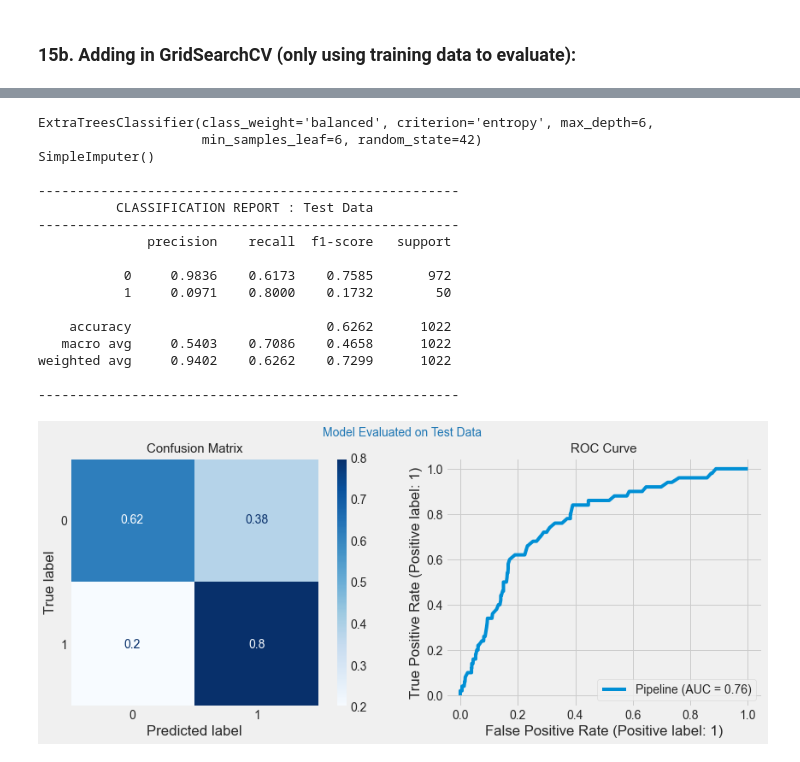
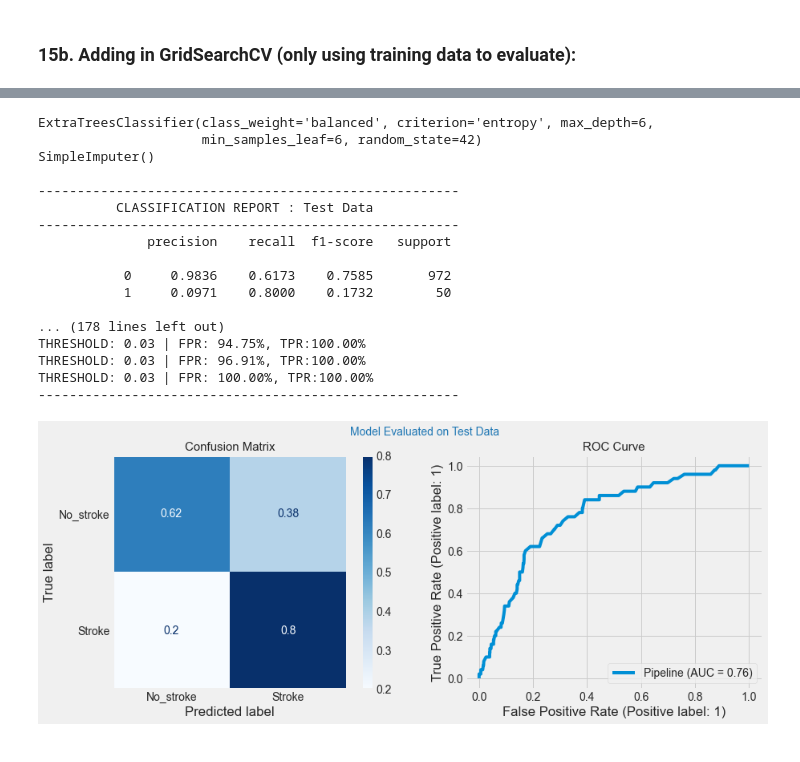
Before and after one commit to AgathaZareth/Stroke_Prediction, a Jupyter notebook: Notebook.ipynb, the cells around one changed output, grey strips where cells are left out. Saved outputs shown, nothing was run; the diff lists cells and outputs as text; code cells hidden in the pictures.

```diff
--- a/Notebook.ipynb
+++ b/Notebook.ipynb
@@ -2197,33 +2203,35 @@ weighted avg     0.9514    0.6435    0.7428      4087
 # %%
 gs_test = check_model(ExtraTreesClassifier(random_state=42,
                                            class_weight='balanced',
                                            criterion='entropy',
                                            max_depth=6,
                                            min_samples_leaf=6,
                                            min_samples_split=2),
                       imputer=sim_immputer,
                       X_train=X_train_7,
                       X_test=X_test_7,
                       use_test_data=True,
                       print_model_details=True,
+                      show_thresholds_table=True,
                       show_classification_report=True,
-                      show_plots=True)
+                      show_plots=True,
+                      display_labels=['No_stroke', 'Stroke'])
 # %% [output]
 ExtraTreesClassifier(class_weight='balanced', criterion='entropy', max_depth=6,
                      min_samples_leaf=6, random_state=42)
 SimpleImputer()
 
 ------------------------------------------------------
           CLASSIFICATION REPORT : Test Data
 ------------------------------------------------------
               precision    recall  f1-score   support
 
            0     0.9836    0.6173    0.7585       972
            1     0.0971    0.8000    0.1732        50
 
-    accuracy                         0.6262      1022
-   macro avg     0.5403    0.7086    0.4658      1022
-weighted avg     0.9402    0.6262    0.7299      1022
-
+... (178 lines left out)
+THRESHOLD: 0.03 | FPR: 94.75%, TPR:100.00%
+THRESHOLD: 0.03 | FPR: 96.91%, TPR:100.00%
+THRESHOLD: 0.03 | FPR: 100.00%, TPR:100.00%
 ------------------------------------------------------
-[figure, old version]
+[figure, new version]
```
Also changed, not shown: parts of 49 cells of this notebook.
